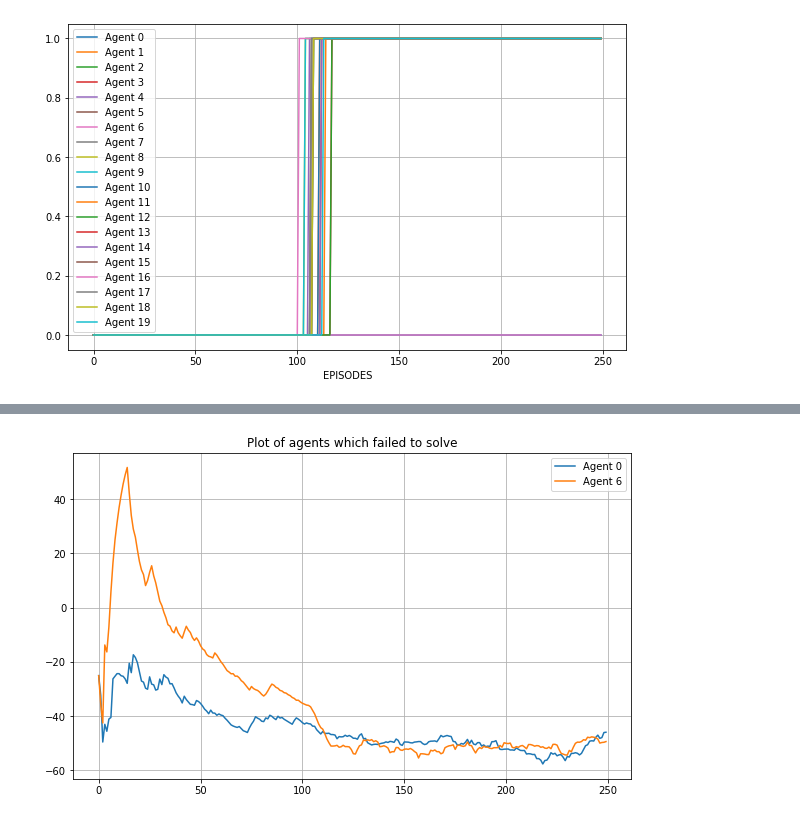
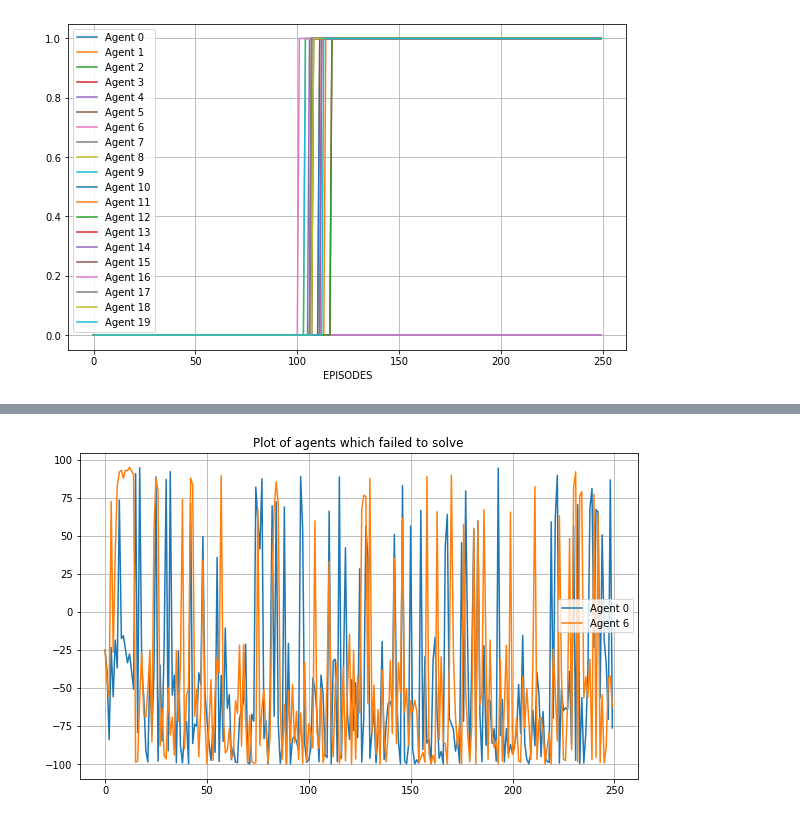
Before and after one commit to MattMorris1996/BathRLProject, a Jupyter notebook: plotting_notebook.ipynb, the cells around one changed output, grey strips where cells are left out. Cells and saved outputs as stored; diff of their text form; code cells hidden in the pictures.

```diff
--- a/plotting_notebook.ipynb
+++ b/plotting_notebook.ipynb
@@ -45,6 +45,6 @@ print("{}% Solved".format(percentage_solved))
 # %%
 for agent_id in solved:
-    ax = agent_dfs[agent_id]['MOVING_AVERAGE_REWARD'].plot(
+    ax = agent_dfs[agent_id]['TOTAL_REWARD'].plot(
         label = "Agent " + str(agent_id),
         legend=True,
         figsize=figsize,
@@ -53,4 +53,14 @@ for agent_id in solved:
     )
     ax.set_xlabel("EPISODES")
     ax.set_ylabel("MOVING_AVERAGE_REWARD")
+
+df = agent_dfs[0]['MOVING_AVERAGE_REWARD']
+new_df = pd.DataFrame(df)
+
+for agent_id in range(n_agents):
+    print(agent_id)
+    name = 'MOVING_AVERAGE_REWARD' + str(agent_id)
+    new_df[name] = pd.DataFrame(agent_dfs[agent_id]['MOVING_AVERAGE_REWARD'])
+
+new_df['mean'] = new_df.mean(axis=1)
 # %% [output]
@@ -75,11 +104,11 @@ agent_dfs[1][agent_dfs[1]['TOTAL_REWARD'] == min(agent_dfs[1]['TOTAL_REWARD'])]
 # %%
 for agent_id in not_solved:
-    agent_dfs[agent_id]['MOVING_AVERAGE_REWARD'].plot(
+    agent_dfs[agent_id]['TOTAL_REWARD'].plot(
         label = "Agent " + str(agent_id),
         legend=True,
         figsize=figsize,
         grid = True,
         title="Plot of agents which failed to solve"
     )
 # %% [output]
-[figure, old version]
+[figure, new version]
```
Also changed, not shown: parts of 6 cells of this notebook.
